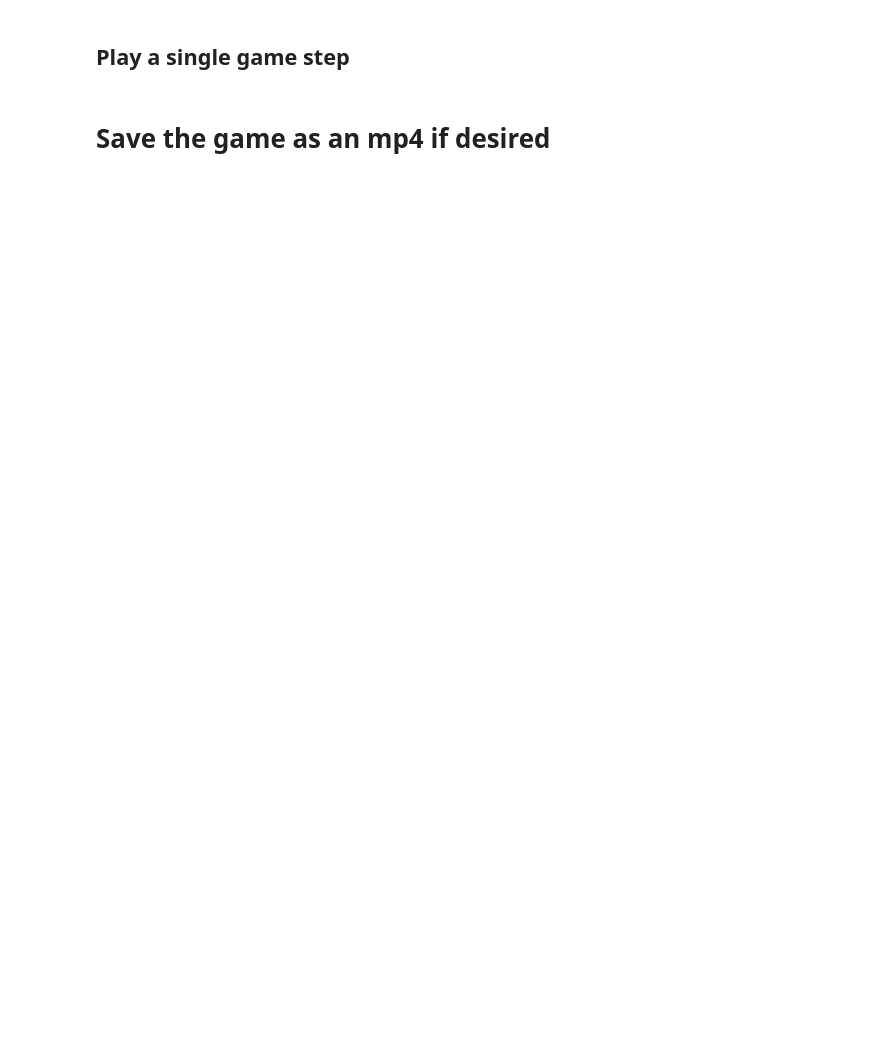
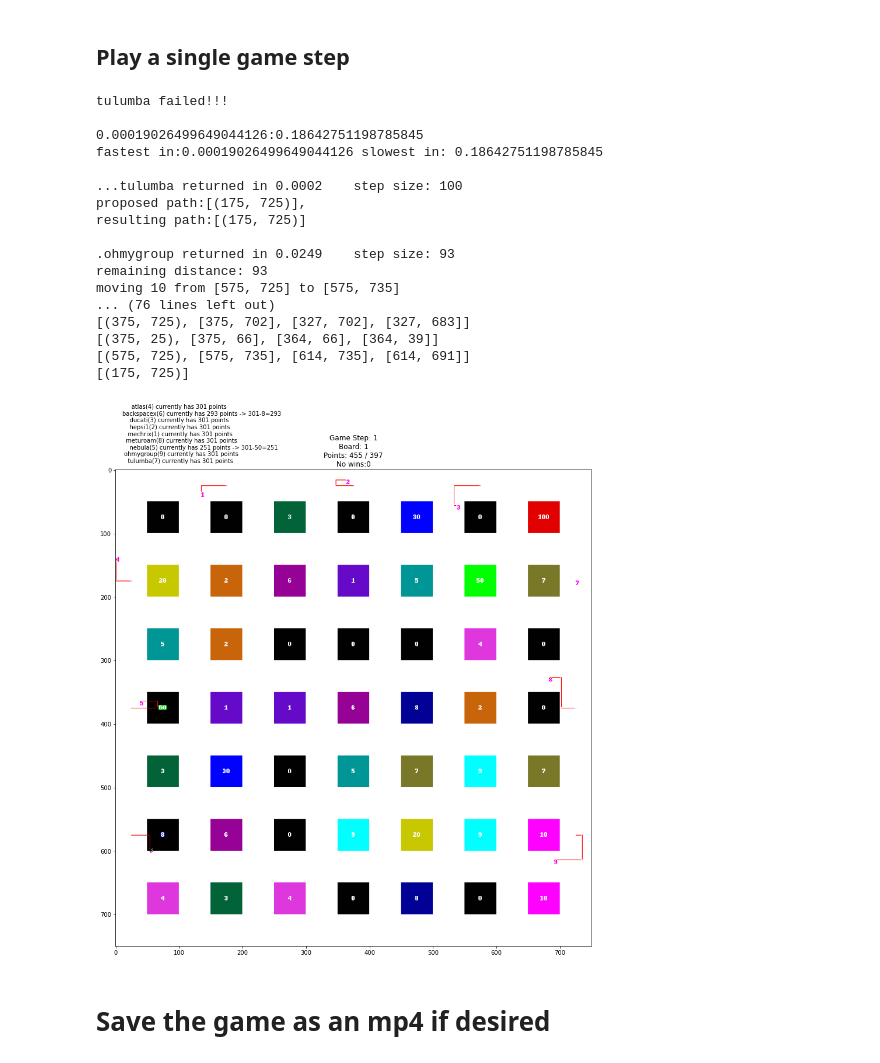
Before and after one commit to userleaf/ME461, a Jupyter notebook: final/final_project/ProjectKoseKapmaca_ipynb_adlı_not_defterinin_kopyası.ipynb, the cells around one changed output. Drawn from its saved outputs; the diff is of its cells as text; code cells hidden in the pictures; blank space fills up the shorter version.

```diff
--- a/final/final_project/ProjectKoseKapmaca_ipynb_adlı_not_defterinin_kopyası.ipynb
+++ b/final/final_project/ProjectKoseKapmaca_ipynb_adlı_not_defterinin_kopyası.ipynb
@@ -141,32 +69,51 @@ TypeError: ignored
 # %% [markdown]
 ## Play a single game step
 # %%
-debugMode = False
+debugMode = True
 numMaxNoPlay = 12
 win, summary = aGame.PlayAStep(debugMode)
 
 if win == []: # oops
     print(summary)
 else:
     # perf contains time performance data
     if len(win.keys()) == 0:
         numNoWin += 1
     else: # reset no win counter
         numNoWin = 0
     # display results
     plt.rcParams["figure.figsize"] = (20,15)
     plt.imshow(aGame.pmaze)
     plt.text(10,10,summary+'\n')
     plt.title(f'Game Step: {aGame.numSteps}\nBoard: {aGame.numBoards}\nPoints: {TotalPoints()} / {aGame.aMaze.RemainingPoints()}\nNo wins:{numNoWin}')
     plt.savefig(f'frame{aGame.numSteps-1}.png')
 
     if numNoWin >= numMaxNoPlay or  aGame.aMaze.RemainingPoints() == 0: # then we need a new game
         if  aGame.aMaze.RemainingPoints() == 0:
             print('No bases left, board will be reset')
         else:
             print('Too many no win games, resetting board next time')
         aGame.ResetBoard()
         numNoWin = 0
+# %% [output]
+tulumba failed!!!
+
+0.00019026499649044126:0.18642751198785845
+fastest in:0.00019026499649044126 slowest in: 0.18642751198785845
+
+...tulumba returned in 0.0002    step size: 100
+proposed path:[(175, 725)],
+resulting path:[(175, 725)]
+
+.ohmygroup returned in 0.0249    step size: 93
+remaining distance: 93
+moving 10 from [575, 725] to [575, 735]
+... (76 lines left out)
+[(375, 725), [375, 702], [327, 702], [327, 683]]
+[(375, 25), [375, 66], [364, 66], [364, 39]]
+[(575, 725), [575, 735], [614, 735], [614, 691]]
+[(175, 725)]
+[figure, added]
 # %% [markdown]
 # Save the game as an mp4 if desired
 # %%
```
Also changed, not shown: parts of 9 cells of this notebook, 15 other files.
